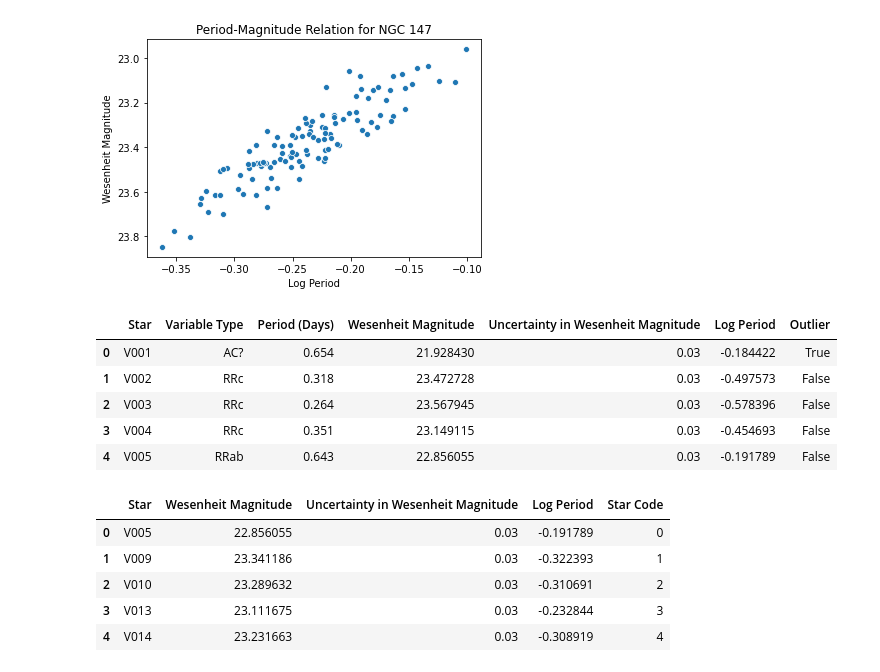
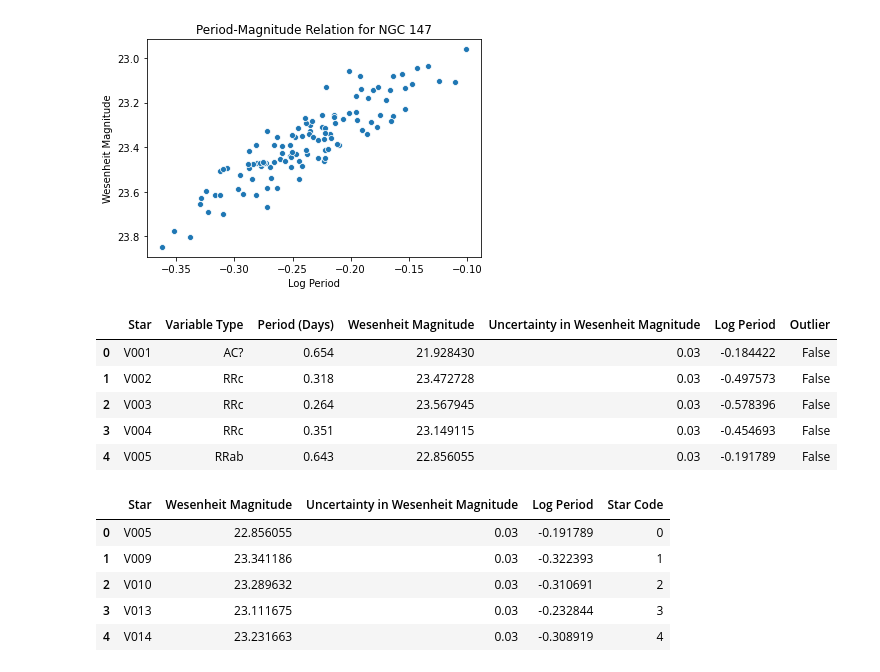
Before and after one commit to pranav-nagarajan/Variable-Stars, a Jupyter notebook: Data Analysis for Variable Stars.ipynb, the cells around one changed output. Drawn from its saved outputs; the diff is of its cells as text; code cells hidden in the pictures.

```diff
--- a/Data Analysis for Variable Stars.ipynb
+++ b/Data Analysis for Variable Stars.ipynb
@@ -685,13 +686,14 @@ plt.title(f'Period-Magnitude Relation for NGC 147');
 NGC_185_path = os.path.join('NGC 147 and 185', 'NGC_185.txt')
 NGC_185_graph_tab, NGC_185_lin_reg = convert_table(NGC_185_path, NGC_147_names, convert = 'hubble')
 # %%
+filter_185 = (NGC_185_graph_tab['Variable Type'] == 'RRab')
 outlier_three = (NGC_185_graph_tab['Log Period'] < -0.25) & (NGC_185_graph_tab['Wesenheit Magnitude'] < 23.0)
 outlier_four = (NGC_185_graph_tab['Wesenheit Magnitude'] < 22.55)
-NGC_185_graph_tab['Outlier'] = outlier_three | outlier_four | (NGC_185_graph_tab['Log Period'] > 0.0)
+NGC_185_graph_tab['Outlier'] = filter_185 & (outlier_three | outlier_four | (NGC_185_graph_tab['Log Period'] > 0.0))
 display(NGC_185_graph_tab.head())
 # %% [output]
 |  | Star | Variable Type | Period (Days) | Wesenheit Magnitude | Uncertainty in Wesenheit Magnitude | Log Period | Outlier |
-| 0 | V001 | AC? | 0.654 | 21.928430 | 0.03 | -0.184422 | True |
+| 0 | V001 | AC? | 0.654 | 21.928430 | 0.03 | -0.184422 | False |
 | 1 | V002 | RRc | 0.318 | 23.472728 | 0.03 | -0.497573 | False |
 | 2 | V003 | RRc | 0.264 | 23.567945 | 0.03 | -0.578396 | False |
 | 3 | V004 | RRc | 0.351 | 23.149115 | 0.03 | -0.454693 | False |
```
Also changed, not shown: parts of 6 cells of this notebook, 2 other files.
